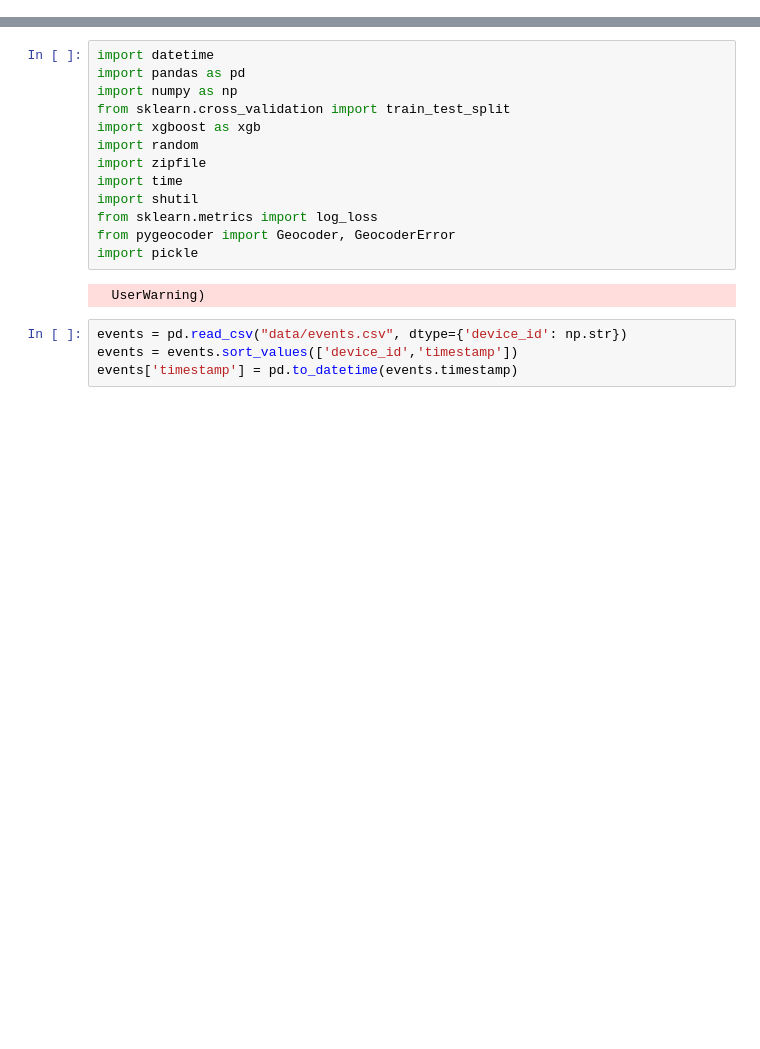
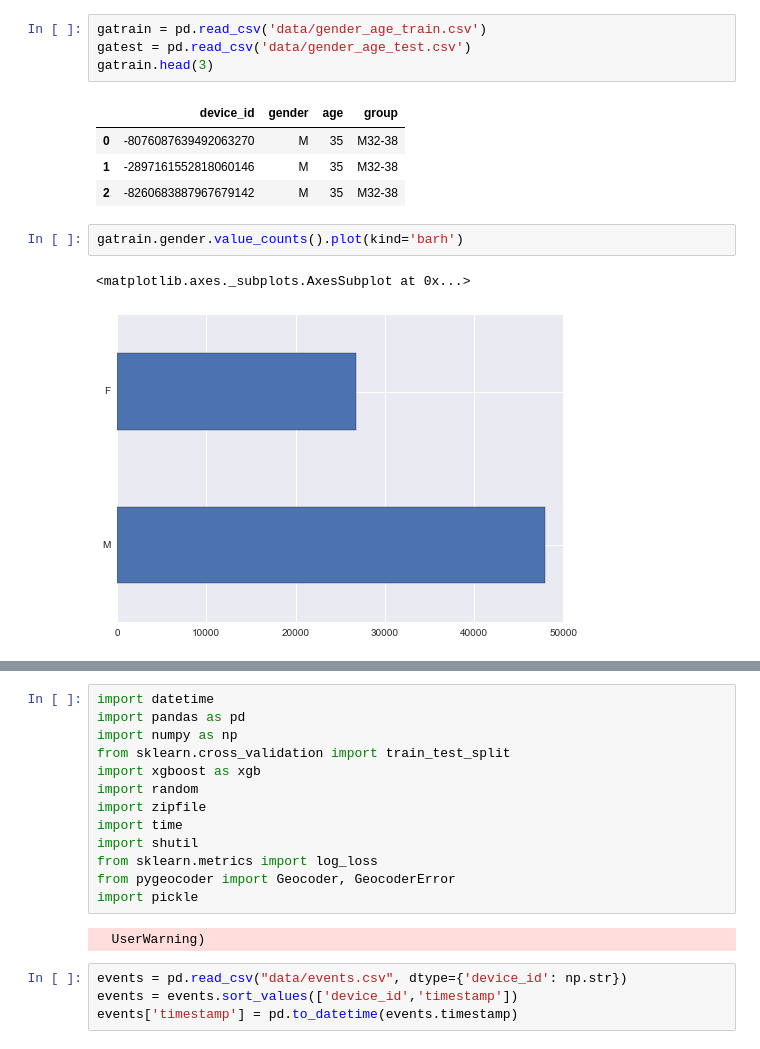
Before and after one commit to yowtzu/kaggle_talking_data, a Jupyter notebook: TalkingData.ipynb, the cells around one changed output, grey strips where cells are left out. Cells and saved outputs as stored; diff of their text form; blank space fills up the shorter version.

```diff
--- a/TalkingData.ipynb
+++ b/TalkingData.ipynb
@@ -0,0 +14,14 @@
+# %%
+gatrain = pd.read_csv('data/gender_age_train.csv')
+gatest = pd.read_csv('data/gender_age_test.csv')
+gatrain.head(3)
+# %% [output]
+|  | device_id | gender | age | group |
+| 0 | -8076087639492063270 | M | 35 | M32-38 |
+| 1 | -2897161552818060146 | M | 35 | M32-38 |
+| 2 | -8260683887967679142 | M | 35 | M32-38 |
+# %%
+gatrain.gender.value_counts().plot(kind='barh')
+# %% [output]
+<matplotlib.axes._subplots.AxesSubplot at 0x...>
+[figure, added]
```
Also changed, not shown: parts of 19 cells of this notebook, 3 other files.
